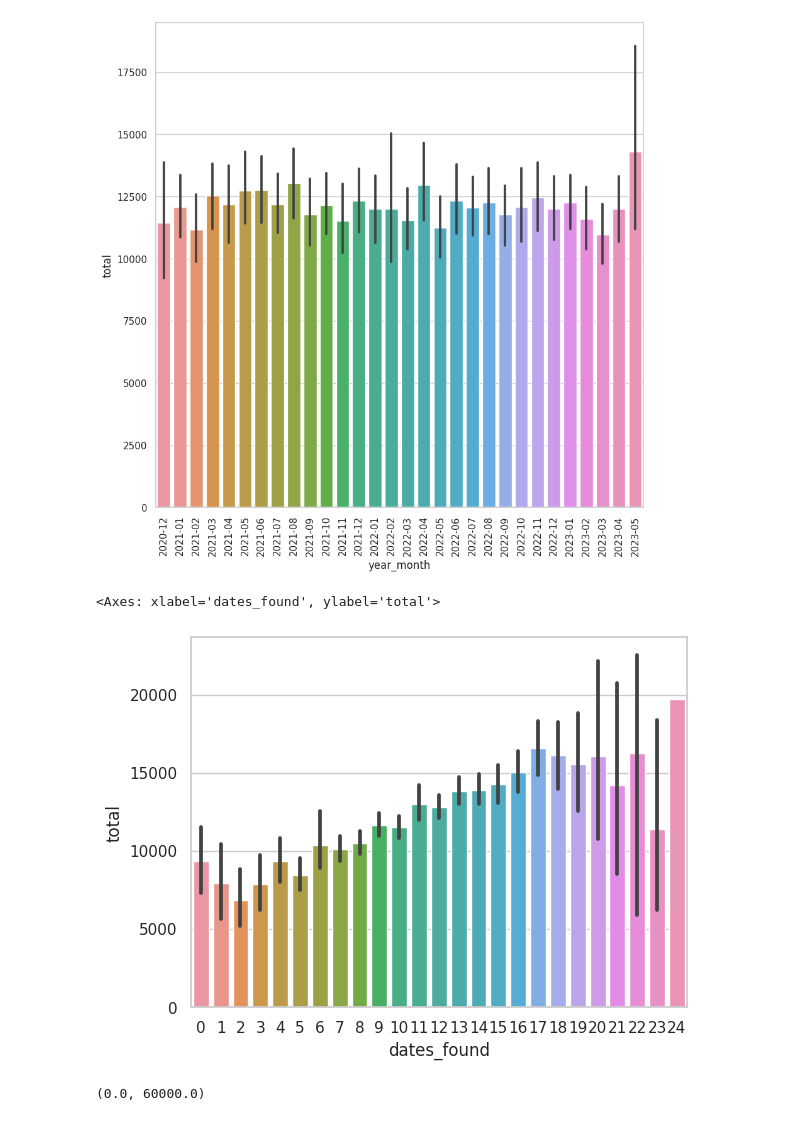
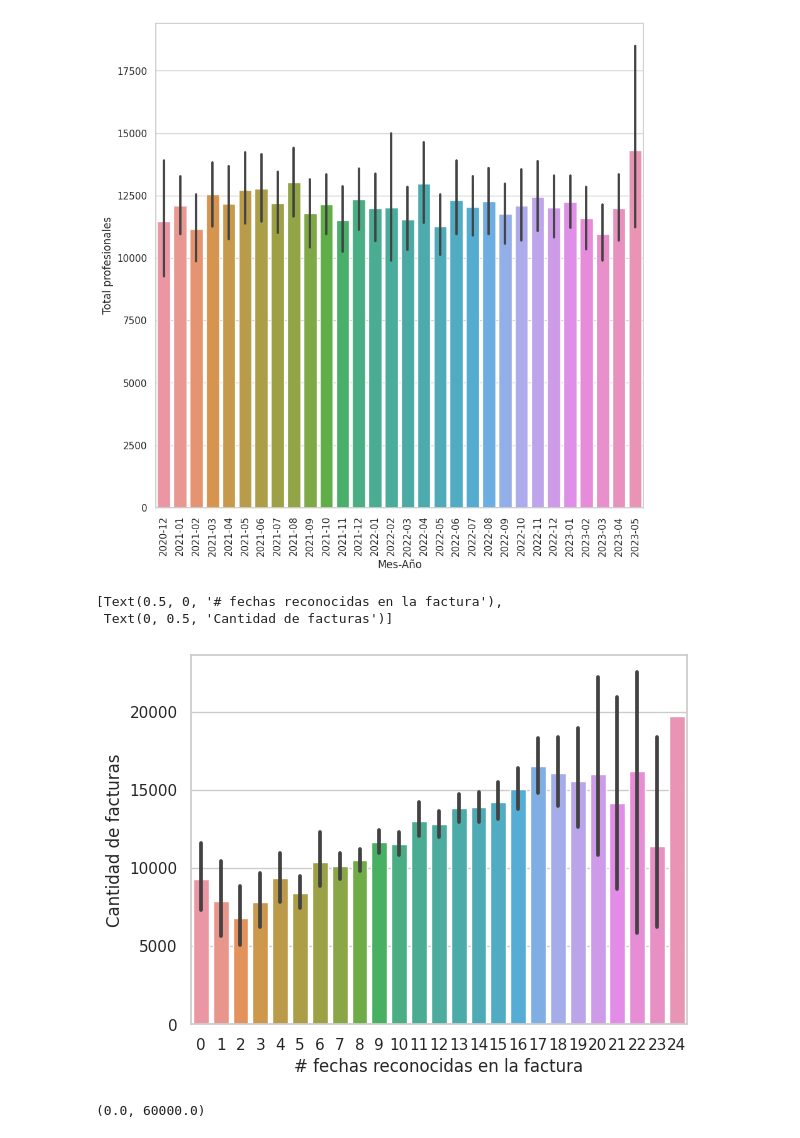
Before and after one commit to mlomb/ParaiSUR, a Jupyter notebook: notebooks/71-analysis.ipynb, the cells around one changed output. Drawn from its saved outputs; the diff is of its cells as text; code cells hidden in the pictures.

```diff
--- a/notebooks/71-analysis.ipynb
+++ b/notebooks/71-analysis.ipynb
@@ -39,15 +42,18 @@ plt.xlim(0, 100000)
 fig, ax = plt.subplots(figsize=(10, 10))
 sns.barplot(data=df, x="year_month", y="total", ax=ax)
 ax.set_xticklabels(ax.get_xticklabels(), rotation=90)
+ax.set(ylabel='Total profesionales', xlabel='Mes-Año')
 
 None
 # %% [output]
-[figure, old version]
+[figure, new version]
 # %%
-sns.barplot(data=df, x="dates_found", y="total")
+ax = sns.barplot(data=df, x="dates_found", y="total")
+ax.set(xlabel='# fechas reconocidas en la factura', ylabel='Cantidad de facturas')
 # %% [output]
-<Axes: xlabel='dates_found', ylabel='total'>
+[Text(0.5, 0, '# fechas reconocidas en la factura'),
+ Text(0, 0.5, 'Cantidad de facturas')]
-[figure, old version]
+[figure, new version]
 # %%
 fig, ax = plt.subplots(figsize=(10, 10))
 sns.scatterplot(data=df, x="size", y="total", alpha=0.2)
```
Also changed, not shown: parts of 2 cells of this notebook, 11 other files.
